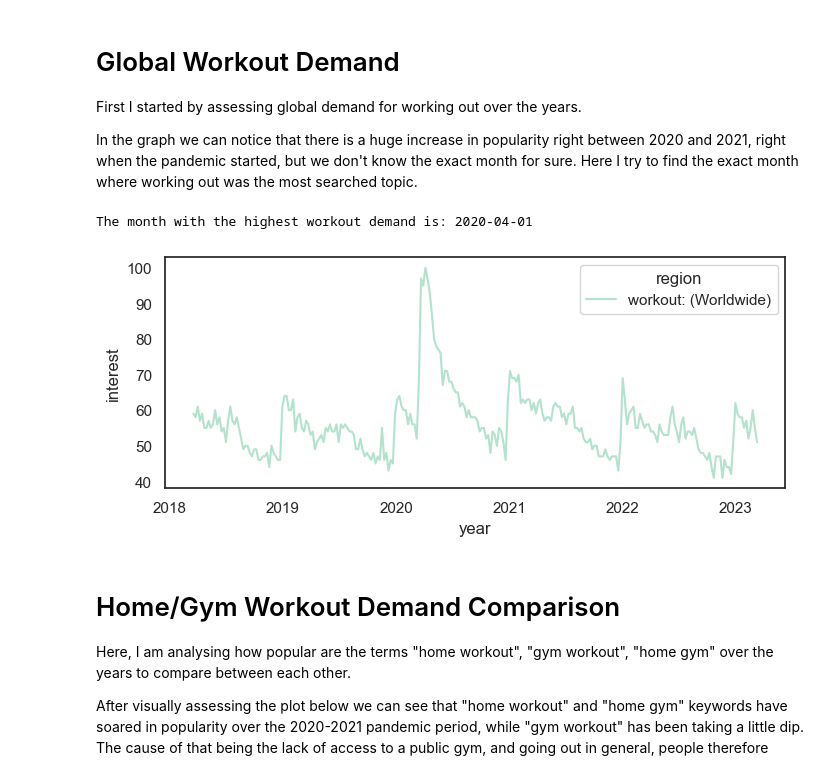
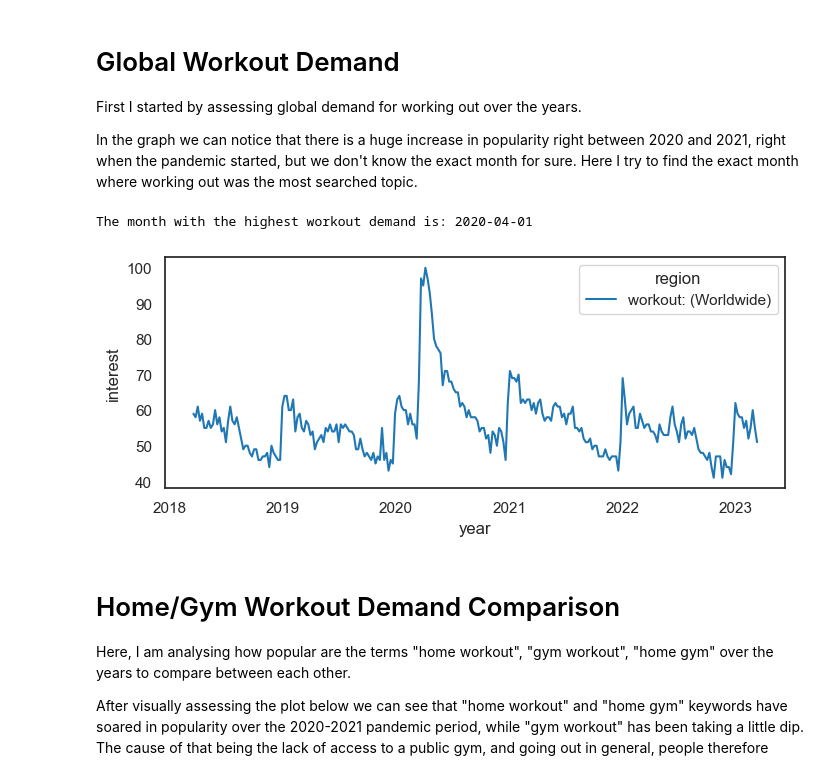
Before and after one commit to nistormatei/Workout-Demand-Market-Analysis, a Jupyter notebook: notebook.ipynb, the cells around one changed output. Saved outputs shown, nothing was run; the diff lists cells and outputs as text; code cells hidden in the pictures.

```diff
--- a/notebook.ipynb
+++ b/notebook.ipynb
@@ -16,7 +16,7 @@ Because I will be using multiple CSV files that have similar structures, I will
 import pandas as pd
 import seaborn as sns
 import matplotlib.pyplot as plt
-sns.set(style='white', palette='Pastel2')
+sns.set(style='white', palette='tab10')
 %matplotlib inline
 
 
@@ -66,20 +66,20 @@ In the graph we can notice that there is a huge increase in popularity right bet
 # %%
 # Load the workout.csv file into a DataFrame using the function for Time series data
 workout = read_file("data/workout.csv")
 
 # Convert 'week' column to datetime, so we can later use the .resample() method
 workout['week'] = pd.to_datetime(workout['week'])
 
 # Set 'week' column as the index and change the frequency to months (not weeks), and calculate the max average value
 
-workout_by_month = workout.set_index("week").resample('MS').mean()
+workout_by_month = workout.set_index("week").resample('MS').mean(numeric_only=True)
 month_high = workout_by_month['interest'].idxmax()
 month_str = str(month_high.date())
 
 print("The month with the highest workout demand is: " + month_str)
 # %% [output]
 The month with the highest workout demand is: 2020-04-01
-[figure, old version]
+[figure, new version]
 # %% [markdown]
 # Home/Gym Workout Demand Comparison
 
```
Also changed, not shown: parts of 6 cells of this notebook.
